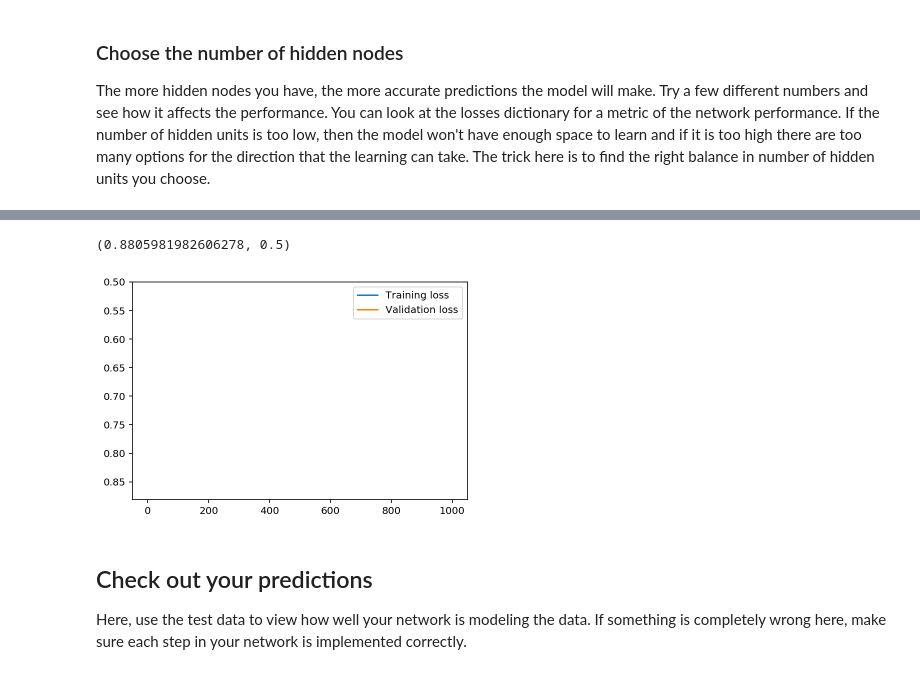
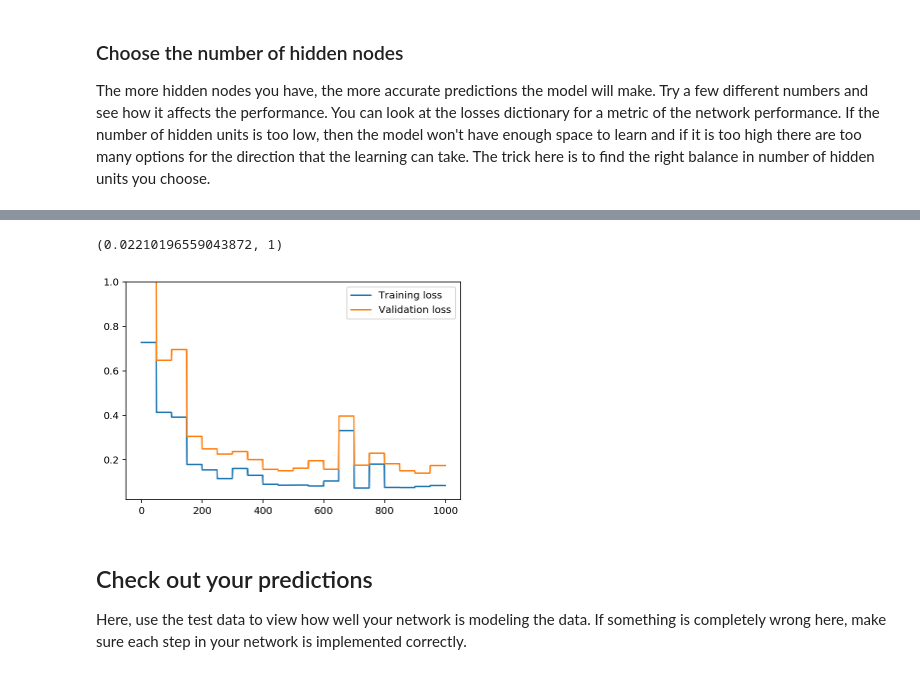
Before and after one commit to becomedragon/udacity_homework, a Jupyter notebook: DL/week1/dlnd-your-first-neural-network.ipynb, the cells around one changed output, grey strips where cells are left out. Cells and saved outputs as stored; diff of their text form; code cells hidden in the pictures.

```diff
--- a/DL/week1/dlnd-your-first-neural-network.ipynb
+++ b/DL/week1/dlnd-your-first-neural-network.ipynb
@@ -191,13 +207,8 @@ The more hidden nodes you have, the more accurate predictions the model will mak
 import sys
 
 ### Set the hyperparameters here ###
-epochs = 100
+epochs = 1000
 learning_rate = 0.1
-hidden_nodes = 2
-output_nodes = 1
-
-epochs = 1000
-learning_rate = 0.01
 hidden_nodes = 10
 output_nodes = 1
 
@@ -213,10 +224,11 @@ for e in range(epochs):
         network.train(record, target)
 
     # Printing out the training progress
-    train_loss = MSE(network.run(train_features), train_targets['cnt'].values)
-    val_loss = MSE(network.run(val_features), val_targets['cnt'].values)
-    sys.stdout.write("\rProgress: " + str(100 * e/float(epochs))[:4] \
-                     + "% ... Training loss: " + str(train_loss)[:5] \
+    if e%(epochs/20) == 0:
+        train_loss = MSE(network.run(train_features), train_targets['cnt'].values)
+        val_loss = MSE(network.run(val_features), val_targets['cnt'].values)
+        sys.stdout.write("\rProgress: " + str(100 * e/float(epochs))[:4] \
+                         + "% ... Training loss: " + str(train_loss)[:5] \
                      + " ... Validation loss: " + str(val_loss)[:5])
 
     losses['train'].append(train_loss)
@@ -226,11 +238,11 @@ Progress: 99.9% ... Training loss: 0.910 ... Validation loss: 1.005
 # %%
 plt.plot(losses['train'], label='Training loss')
 plt.plot(losses['validation'], label='Validation loss')
 plt.legend()
-plt.ylim(ymax=0.5)
+plt.ylim(ymax=1)
 # %% [output]
-(0.8805981982606278, 0.5)
+(0.02210196559043872, 1)
-[figure, old version]
+[figure, new version]
 # %% [markdown]
 ## Check out your predictions
 
```
Also changed, not shown: parts of 9 cells of this notebook.
